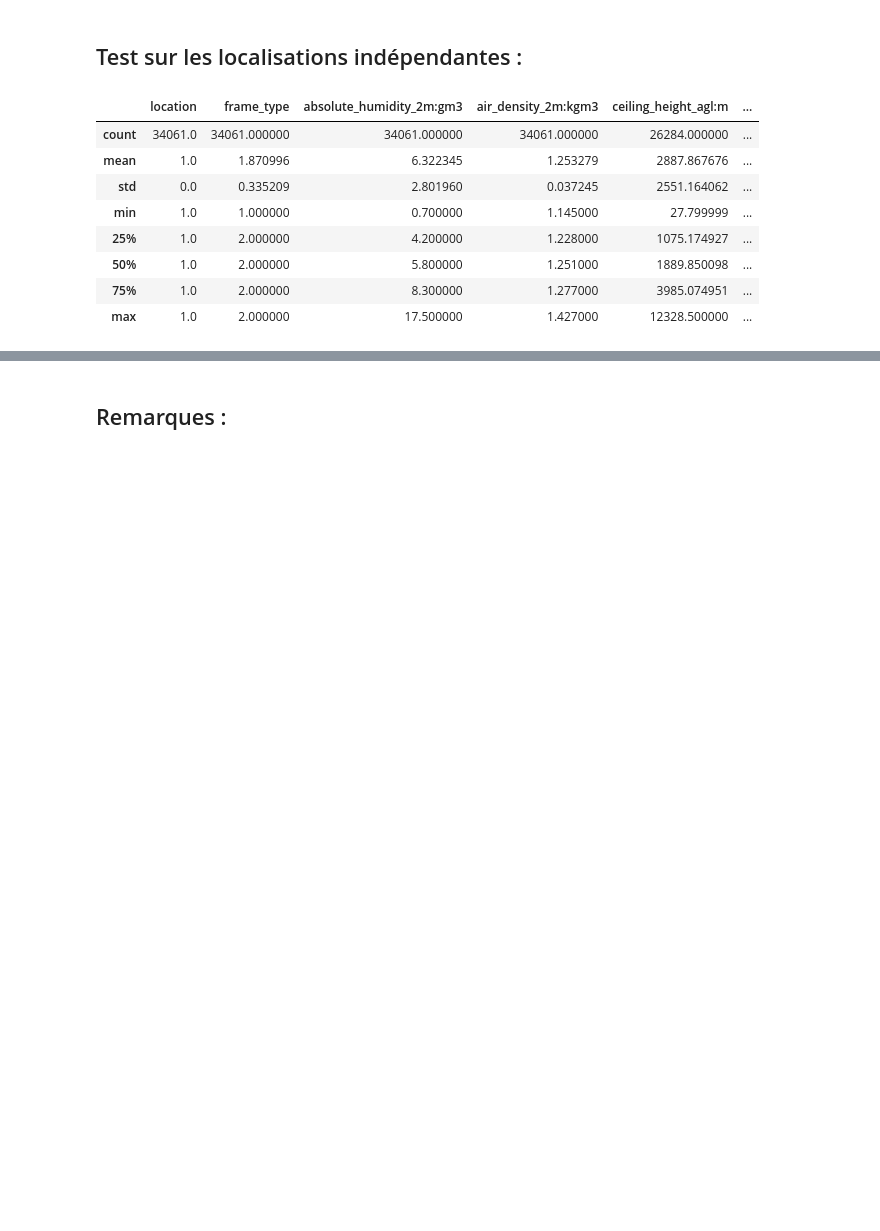
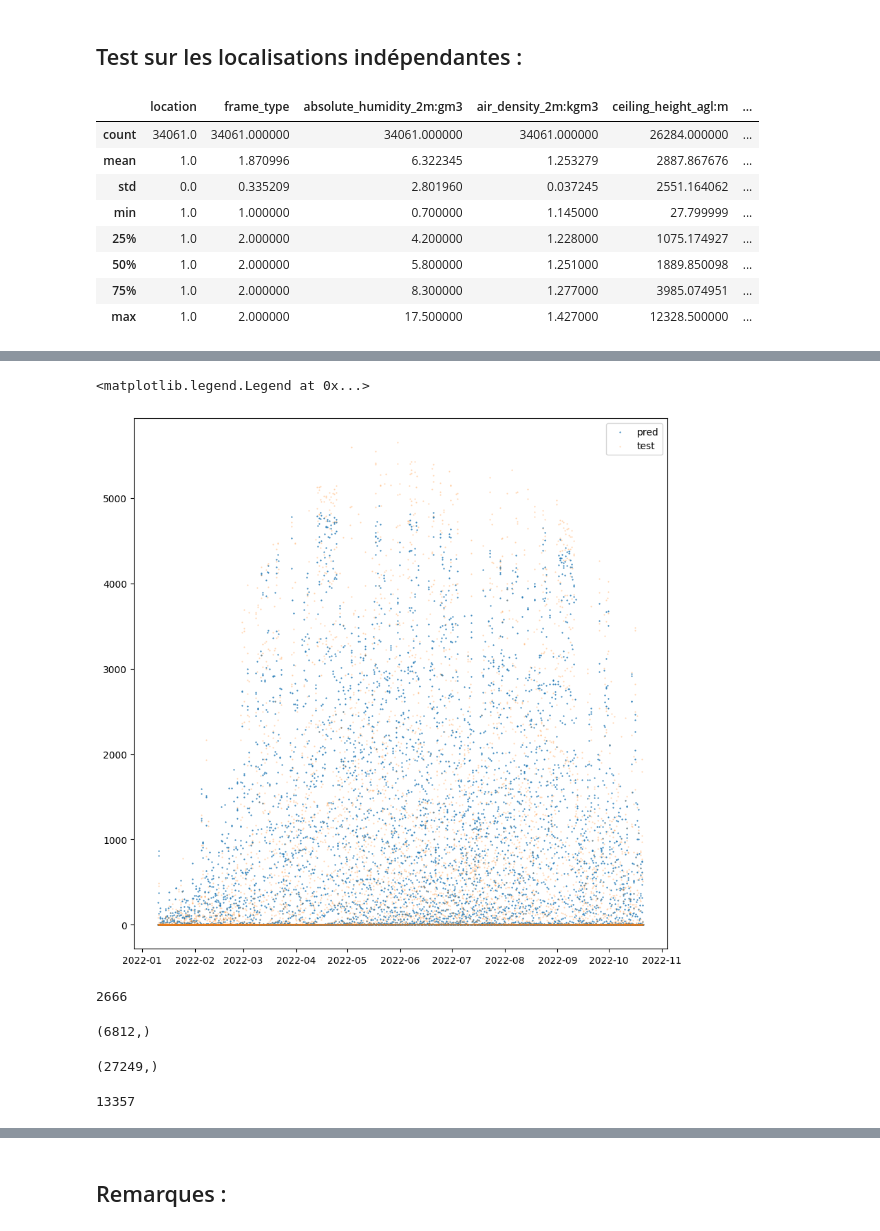
Before and after one commit to art-test-stack/ml_competition, a Jupyter notebook: valentin/colab.ipynb, the cells around one changed output, grey strips where cells are left out. Saved outputs shown, nothing was run; the diff lists cells and outputs as text; code cells hidden in the pictures; blank space fills up the shorter version.

```diff
--- a/valentin/colab.ipynb
+++ b/valentin/colab.ipynb
@@ -742,0 +726,24 @@ plot_feature_importances(model, X_train_a_preprocessed)
+# %%
+plt.figure(figsize=(10, 10))
+plt.scatter(X_test_a["date_forecast"],y_pred,s=0.3,label="pred")
+plt.scatter(X_test_a["date_forecast"],y_test,alpha=0.3,s=0.3,label="test")
+plt.legend()
+# %% [output]
+<matplotlib.legend.Legend at 0x...>
+[figure, added]
+# %%
+(y_test == 0).sum()
+# %% [output]
+2666
+# %%
+y_test.shape
+# %% [output]
+(6812,)
+# %%
+y_train_a.shape
+# %% [output]
+(27249,)
+# %%
+(y_train_a == 0).sum()
+# %% [output]
+13357
```
Also changed, not shown: parts of 21 cells of this notebook, 1 other file.
